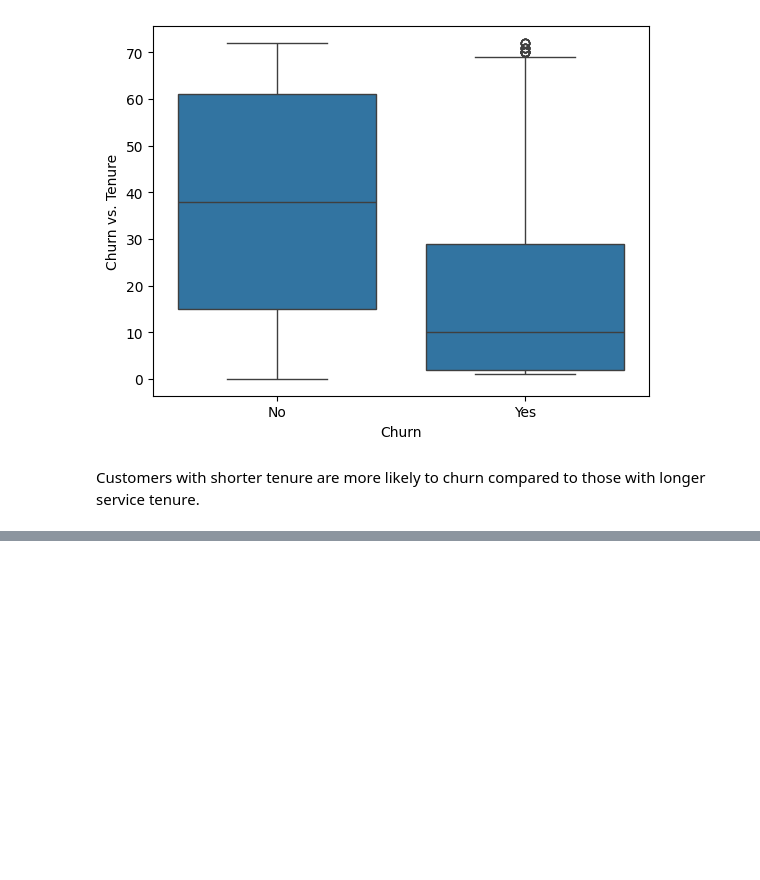
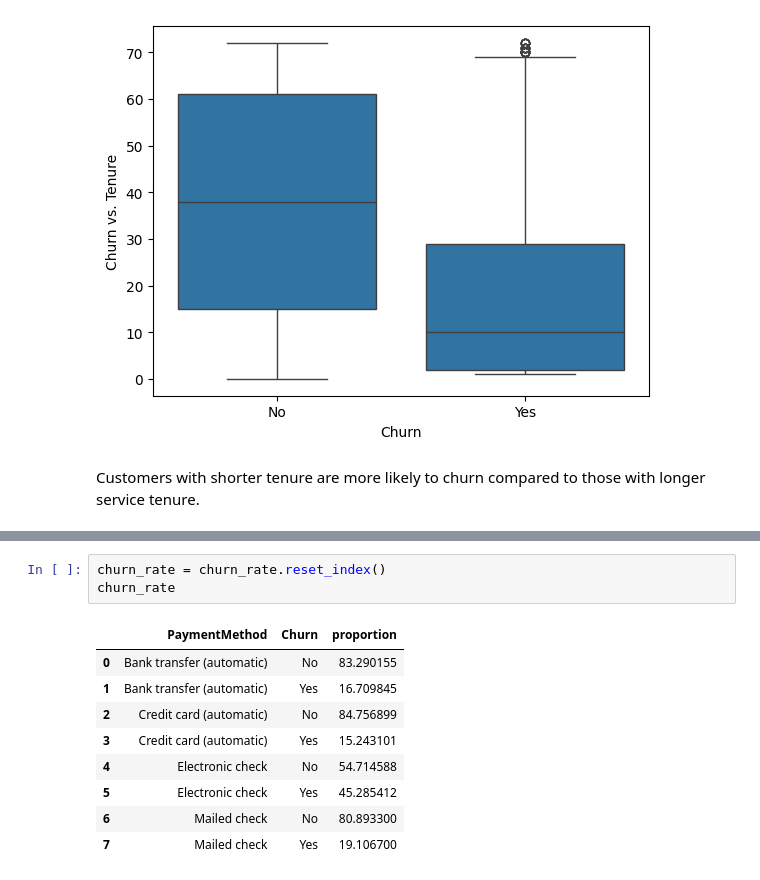
Before and after one commit to mut-rogers/customer_churn, a Jupyter notebook: churn.ipynb, the cells around one changed output, grey strips where cells are left out. Saved outputs shown, nothing was run; the diff lists cells and outputs as text; blank space fills up the shorter version.

```diff
--- a/churn.ipynb
+++ b/churn.ipynb
@@ -448,0 +517,13 @@ Customers with shorter tenure are more likely to churn compared to those with lo
+# %%
+churn_rate = churn_rate.reset_index()
+churn_rate
+# %% [output]
+|  | PaymentMethod | Churn | proportion |
+| 0 | Bank transfer (automatic) | No | 83.290155 |
+| 1 | Bank transfer (automatic) | Yes | 16.709845 |
+| 2 | Credit card (automatic) | No | 84.756899 |
+| 3 | Credit card (automatic) | Yes | 15.243101 |
+| 4 | Electronic check | No | 54.714588 |
+| 5 | Electronic check | Yes | 45.285412 |
+| 6 | Mailed check | No | 80.893300 |
+| 7 | Mailed check | Yes | 19.106700 |
```
Also changed, not shown: parts of 11 cells of this notebook.
